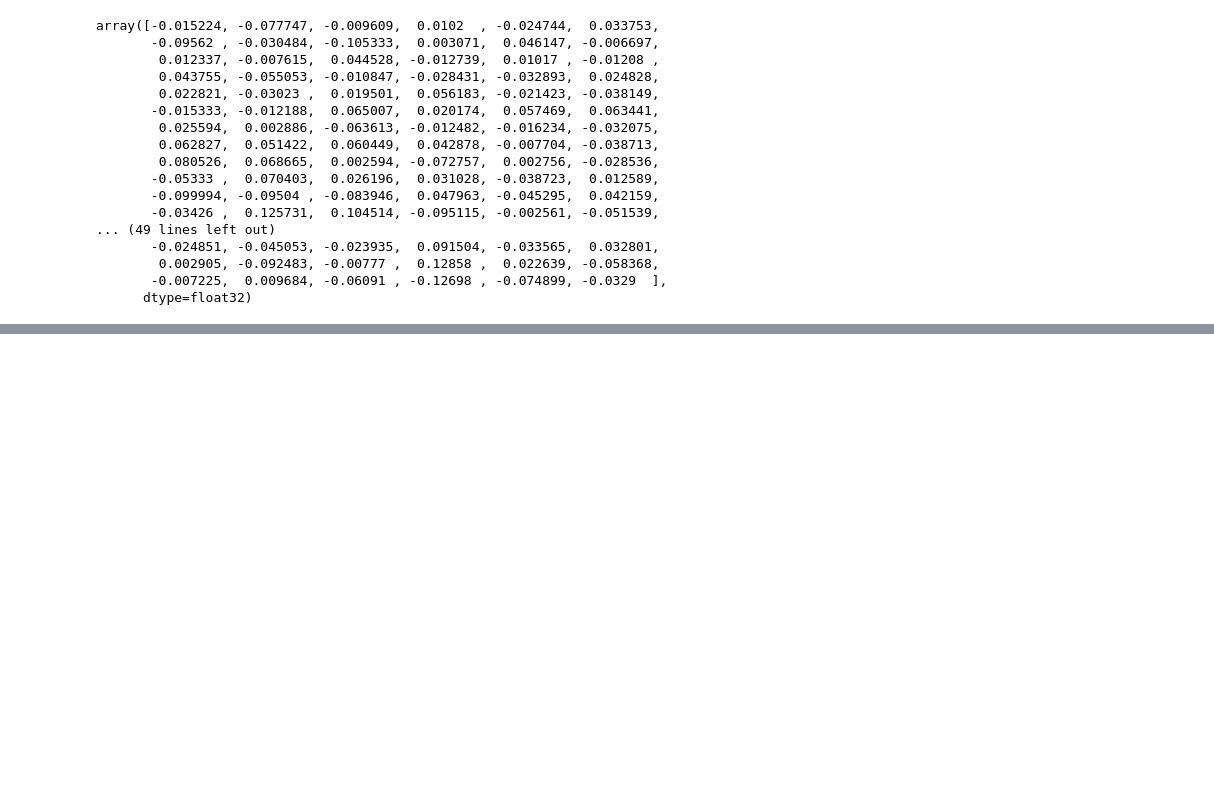
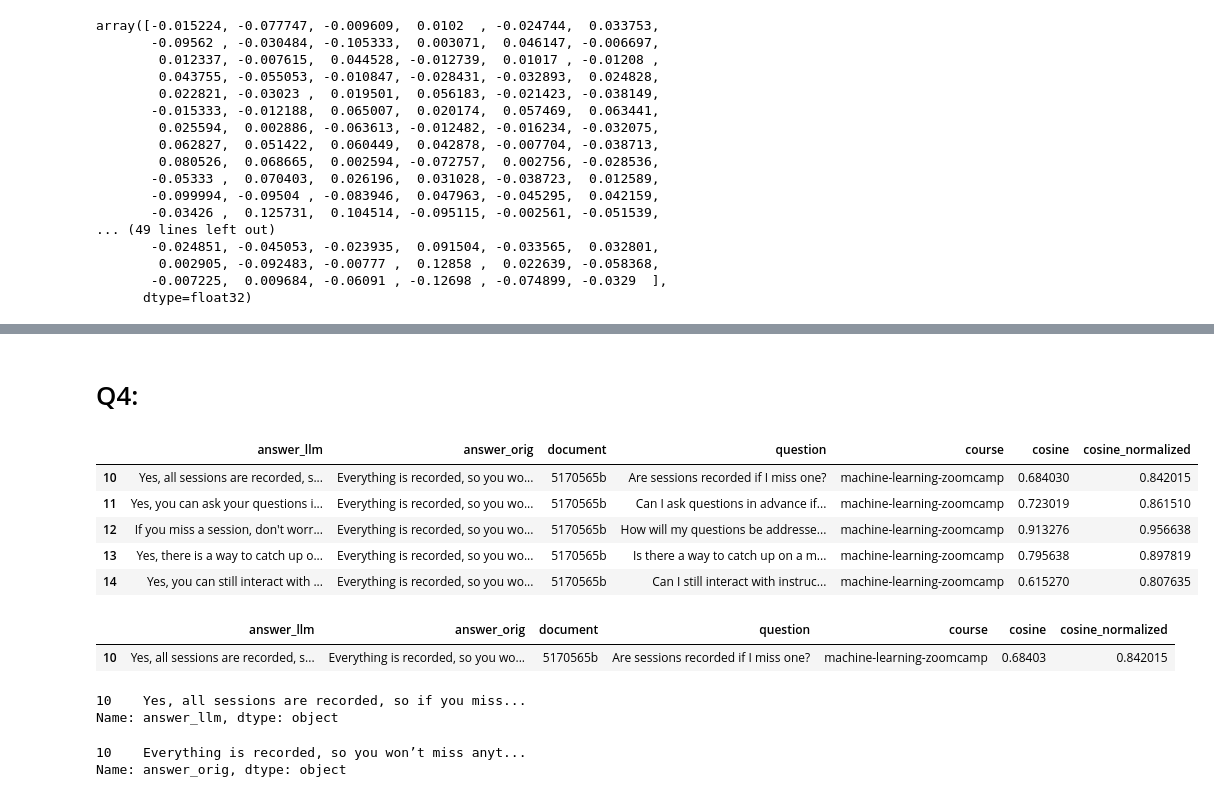
Before and after one commit to KonuTech/llm-zoomcamp, a Jupyter notebook: 04-monitoring/HW04.ipynb, the cells around one changed output, grey strips where cells are left out. Drawn from its saved outputs; the diff is of its cells as text; code cells hidden in the pictures; blank space fills up the shorter version.

```diff
--- a/04-monitoring/HW04.ipynb
+++ b/04-monitoring/HW04.ipynb
@@ -819,0 +255,26 @@ df_evaluations_2.to_csv('data/evaluations-qa.csv', index=False)
+# %% [markdown]
+# Q4:
+# %%
+df[df["document"]=="5170565b"]
+# %% [output]
+|  | answer_llm | answer_orig | document | question | course | cosine | cosine_normalized |
+| 10 | Yes, all sessions are recorded, s... | Everything is recorded, so you wo... | 5170565b | Are sessions recorded if I miss one? | machine-learning-zoomcamp | 0.684030 | 0.842015 |
+| 11 | Yes, you can ask your questions i... | Everything is recorded, so you wo... | 5170565b | Can I ask questions in advance if... | machine-learning-zoomcamp | 0.723019 | 0.861510 |
+| 12 | If you miss a session, don't worr... | Everything is recorded, so you wo... | 5170565b | How will my questions be addresse... | machine-learning-zoomcamp | 0.913276 | 0.956638 |
+| 13 | Yes, there is a way to catch up o... | Everything is recorded, so you wo... | 5170565b | Is there a way to catch up on a m... | machine-learning-zoomcamp | 0.795638 | 0.897819 |
+| 14 | Yes, you can still interact with ... | Everything is recorded, so you wo... | 5170565b | Can I still interact with instruc... | machine-learning-zoomcamp | 0.615270 | 0.807635 |
+# %%
+df.iloc[10:11]
+# %% [output]
+|  | answer_llm | answer_orig | document | question | course | cosine | cosine_normalized |
+| 10 | Yes, all sessions are recorded, s... | Everything is recorded, so you wo... | 5170565b | Are sessions recorded if I miss one? | machine-learning-zoomcamp | 0.68403 | 0.842015 |
+# %%
+df["answer_llm"].iloc[10:11]
+# %% [output]
+10    Yes, all sessions are recorded, so if you miss...
+Name: answer_llm, dtype: object
+# %%
+df["answer_orig"].iloc[10:11]
+# %% [output]
+10    Everything is recorded, so you won’t miss anyt...
+Name: answer_orig, dtype: object
```
Also changed, not shown: parts of 110 cells of this notebook.
